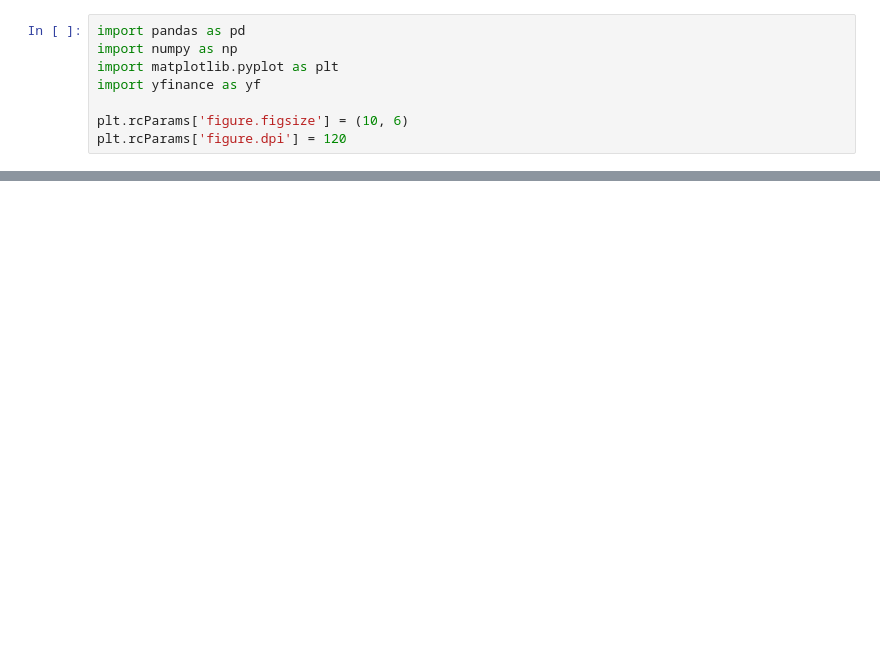
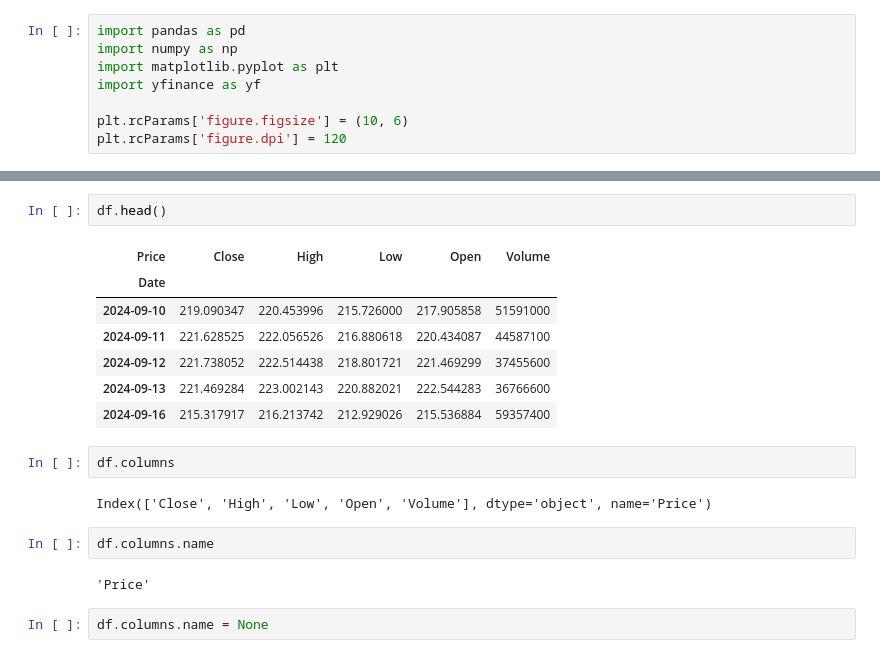
Before and after one commit to dgrabo/stock-market-anaytics, a Jupyter notebook: analysis.ipynb, the cells around one changed output, grey strips where cells are left out. Cells and saved outputs as stored; diff of their text form; blank space fills up the shorter version.

```diff
--- a/analysis.ipynb
+++ b/analysis.ipynb
@@ -30,0 +35,20 @@ plt.rcParams['figure.dpi'] = 120
+# %%
+df.head()
+# %% [output]
+| Price | Close | High | Low | Open | Volume |
+| Date |  |  |  |  |  |
+| 2024-09-10 | 219.090347 | 220.453996 | 215.726000 | 217.905858 | 51591000 |
+| 2024-09-11 | 221.628525 | 222.056526 | 216.880618 | 220.434087 | 44587100 |
+| 2024-09-12 | 221.738052 | 222.514438 | 218.801721 | 221.469299 | 37455600 |
+| 2024-09-13 | 221.469284 | 223.002143 | 220.882021 | 222.544283 | 36766600 |
+| 2024-09-16 | 215.317917 | 216.213742 | 212.929026 | 215.536884 | 59357400 |
+# %%
+df.columns
+# %% [output]
+Index(['Close', 'High', 'Low', 'Open', 'Volume'], dtype='object', name='Price')
+# %%
+df.columns.name
+# %% [output]
+'Price'
+# %%
+df.columns.name = None
```
Also changed, not shown: parts of 12 cells of this notebook.
